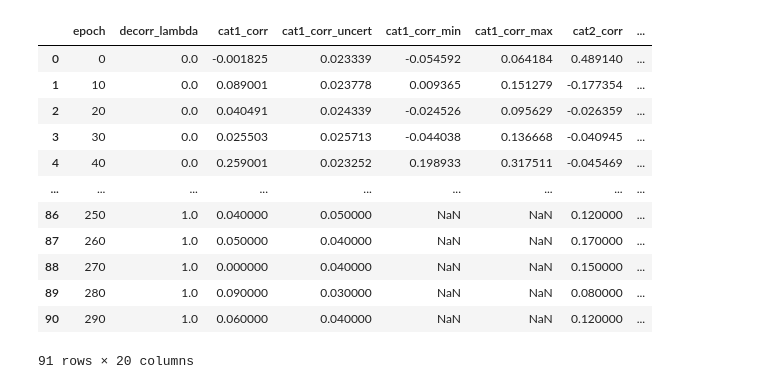
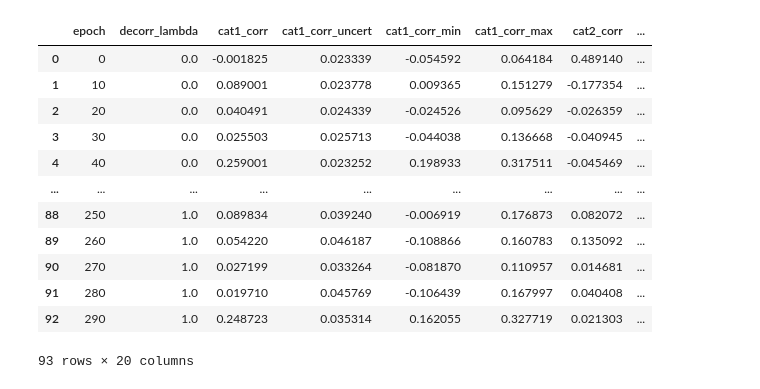
Before and after one commit to nitishkumarkv/HHbbgg_conditional_classifiers, a Jupyter notebook: notebooks/DisCo_comparison.ipynb, the cells around one changed output. Cells and saved outputs as stored; diff of their text form; code cells hidden in the pictures.

```diff
--- a/notebooks/DisCo_comparison.ipynb
+++ b/notebooks/DisCo_comparison.ipynb
@@ -1406,10 +1381,10 @@ df_100 = pd.concat([df_100, pd.DataFrame([{
 }])], ignore_index=True)
 # %%
 df_000 = load_categorization_results(0.00, "../Version_20250524_MVAID_forPreApp/.sculpting_300epochs_0.00DisCo-SigUpweight-nonResmask-MggMjj-1.0min1000max-thresholds0.5HH0.1nonRes", verbose=False)
-# df_010 = load_categorization_results(0.10, "../Version_20250524_MVAID_forPreApp/.sculpting_104epochs_0.1DisCo-SigUpweight-nonResmask-MggMjj-1.0min1000max-thresholds0.5HH0.01nonRes")
-# df_025 = load_categorization_results(0.25, "../Version_20250524_MVAID_forPreApp/.sculpting_191epochs_0.25DisCo-SigUpweight-nonResmask-MggMjj-1.0min1000max-thresholds0.5HH0.1nonRes")
-# df_050 = load_categorization_results(0.50, "../Version_20250524_MVAID_forPreApp/.sculpting_215epochs_0.5DisCo-SigUpweight-nonResmask-MggMjj-1.0min1000max-thresholds0.5HH0.01nonRes")
-# df_100 = load_categorization_results(1.00, "../Version_20250524_MVAID_forPreApp/.sculpting_290epochs_1.0DisCo-SigUpweight-nonResmask-MggMjj-1.0min1000max-thresholds0.5HH0.01nonRes")
+df_010 = load_categorization_results(0.10, "../Version_20250524_MVAID_forPreApp/.sculpting_104epochs_0.1DisCo-SigUpweight-nonResmask-MggMjj-1.0min1000max-thresholds0.5HH0.01nonRes")
+df_025 = load_categorization_results(0.25, "../Version_20250524_MVAID_forPreApp/.sculpting_191epochs_0.25DisCo-SigUpweight-nonResmask-MggMjj-1.0min1000max-thresholds0.5HH0.1nonRes")
+df_050 = load_categorization_results(0.50, "../Version_20250524_MVAID_forPreApp/.sculpting_215epochs_0.5DisCo-SigUpweight-nonResmask-MggMjj-1.0min1000max-thresholds0.5HH0.01nonRes")
+df_100 = load_categorization_results(1.00, "../Version_20250524_MVAID_forPreApp/.sculpting_290epochs_1.0DisCo-SigUpweight-nonResmask-MggMjj-1.0min1000max-thresholds0.5HH0.01nonRes")
 
 df = pd.DataFrame(columns=COLUMNS)
 df = pd.concat([df, df_000], ignore_index=True)
@@ -1440,16 +1415,16 @@ Warning: Categorization file not found at ../Version_20250524_MVAID_forPreApp/.s
 |  | epoch | decorr_lambda | cat1_corr | cat1_corr_uncert | cat1_corr_min | cat1_corr_max | cat2_corr | ... |
 | 0 | 0 | 0.0 | -0.001825 | 0.023339 | -0.054592 | 0.064184 | 0.489140 | ... |
 | 1 | 10 | 0.0 | 0.089001 | 0.023778 | 0.009365 | 0.151279 | -0.177354 | ... |
 | 2 | 20 | 0.0 | 0.040491 | 0.024339 | -0.024526 | 0.095629 | -0.026359 | ... |
 | 3 | 30 | 0.0 | 0.025503 | 0.025713 | -0.044038 | 0.136668 | -0.040945 | ... |
 | 4 | 40 | 0.0 | 0.259001 | 0.023252 | 0.198933 | 0.317511 | -0.045469 | ... |
 | ... | ... | ... | ... | ... | ... | ... | ... | ... |
-| 86 | 250 | 1.0 | 0.040000 | 0.050000 | NaN | NaN | 0.120000 | ... |
-| 87 | 260 | 1.0 | 0.050000 | 0.040000 | NaN | NaN | 0.170000 | ... |
-| 88 | 270 | 1.0 | 0.000000 | 0.040000 | NaN | NaN | 0.150000 | ... |
-| 89 | 280 | 1.0 | 0.090000 | 0.030000 | NaN | NaN | 0.080000 | ... |
-| 90 | 290 | 1.0 | 0.060000 | 0.040000 | NaN | NaN | 0.120000 | ... |
+| 88 | 250 | 1.0 | 0.089834 | 0.039240 | -0.006919 | 0.176873 | 0.082072 | ... |
+| 89 | 260 | 1.0 | 0.054220 | 0.046187 | -0.108866 | 0.160783 | 0.135092 | ... |
+| 90 | 270 | 1.0 | 0.027199 | 0.033264 | -0.081870 | 0.110957 | 0.014681 | ... |
+| 91 | 280 | 1.0 | 0.019710 | 0.045769 | -0.106439 | 0.167997 | 0.040408 | ... |
+| 92 | 290 | 1.0 | 0.248723 | 0.035314 | 0.162055 | 0.327719 | 0.021303 | ... |
-91 rows × 20 columns
+93 rows × 20 columns
 # %%
 # Plotting code
 fig, ax = plt.subplots(figsize=(20, 12))
```
Also changed, not shown: parts of 6 cells of this notebook.
